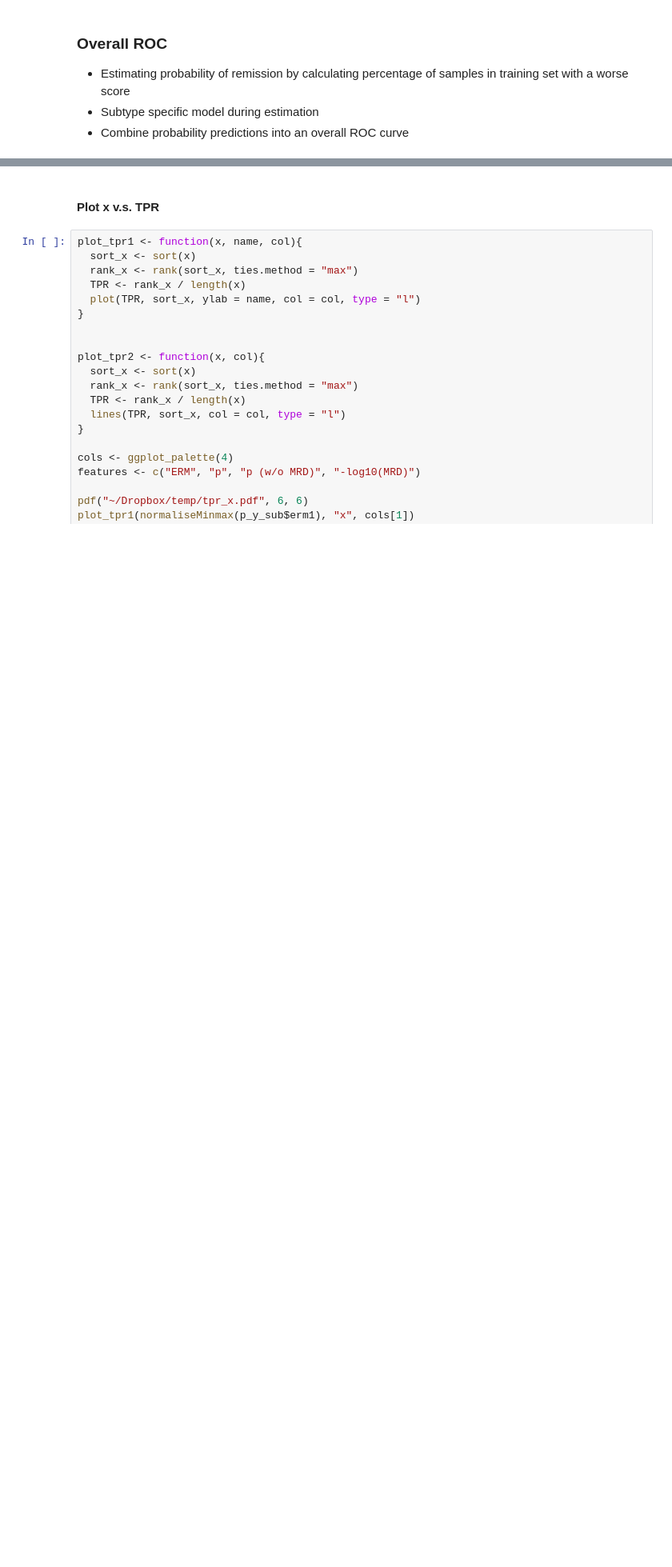
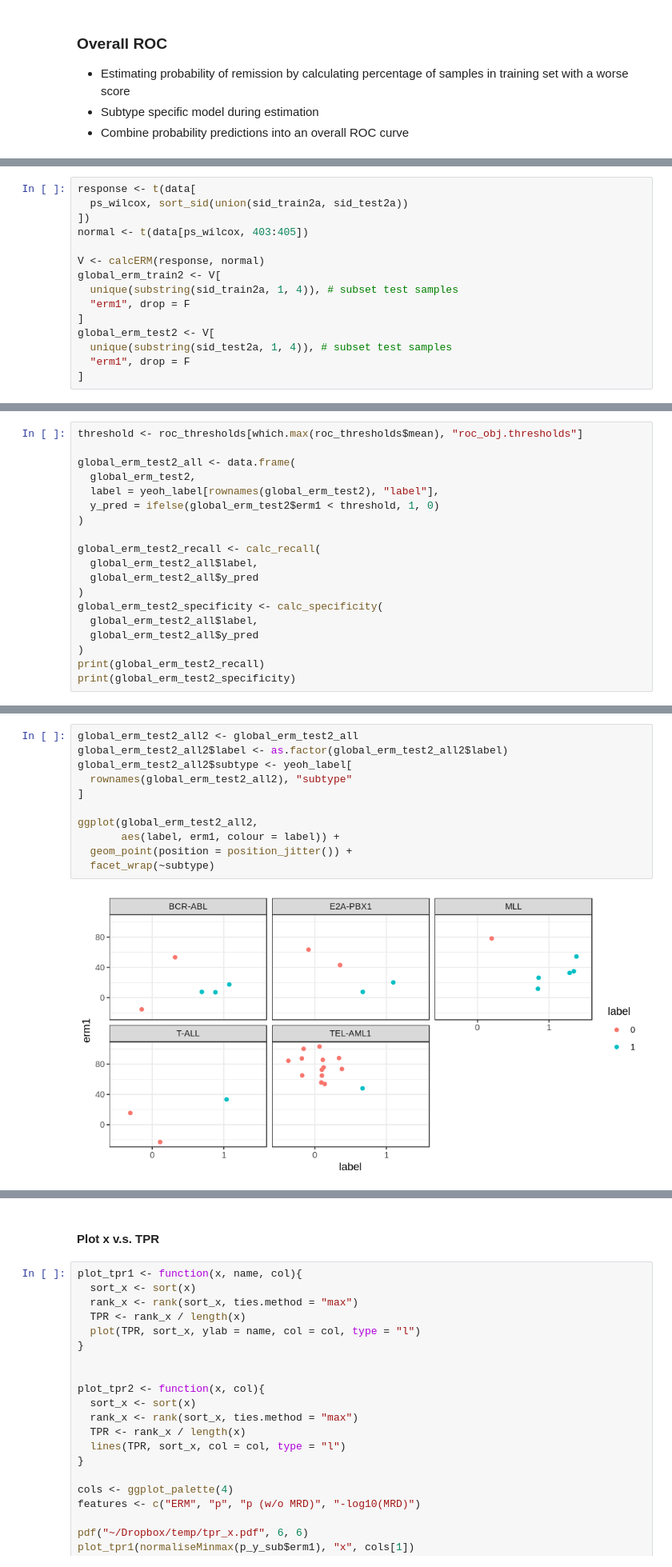
Before and after one commit to dblux/relapse_prediction, a Jupyter notebook: sandbox-model1_proportion.ipynb, the cells around one changed output, grey strips where cells are left out. Shown at 80% size. Cells and saved outputs as stored; diff of their text form; blank space fills up the shorter version.

```diff
--- a/sandbox-model1_proportion.ipynb
+++ b/sandbox-model1_proportion.ipynb
@@ -1299,0 +1606,15 @@ P189   9.2802792 0.015151515 0.02020202 0.5883803     1
+# %%
+response <- t(data[
+  ps_wilcox, sort_sid(union(sid_train2a, sid_test2a))
+])
+normal <- t(data[ps_wilcox, 403:405])
+
+V <- calcERM(response, normal)
+global_erm_train2 <- V[
+  unique(substring(sid_train2a, 1, 4)), # subset test samples
+  "erm1", drop = F
+]
+global_erm_test2 <- V[
+  unique(substring(sid_test2a, 1, 4)), # subset test samples
+  "erm1", drop = F
+]
@@ -1299,0 +1946,19 @@ P189   9.2802792 0.015151515 0.02020202 0.5883803     1
+# %%
+threshold <- roc_thresholds[which.max(roc_thresholds$mean), "roc_obj.thresholds"]
+
+global_erm_test2_all <- data.frame(
+  global_erm_test2,
+  label = yeoh_label[rownames(global_erm_test2), "label"],
+  y_pred = ifelse(global_erm_test2$erm1 < threshold, 1, 0)
+)
+
+global_erm_test2_recall <- calc_recall(
+  global_erm_test2_all$label,
+  global_erm_test2_all$y_pred
+)
+global_erm_test2_specificity <- calc_specificity(
+  global_erm_test2_all$label,
+  global_erm_test2_all$y_pred
+)
+print(global_erm_test2_recall)
+print(global_erm_test2_specificity)
@@ -1299,0 +1968,13 @@ P189   9.2802792 0.015151515 0.02020202 0.5883803     1
+# %%
+global_erm_test2_all2 <- global_erm_test2_all
+global_erm_test2_all2$label <- as.factor(global_erm_test2_all2$label)
+global_erm_test2_all2$subtype <- yeoh_label[
+  rownames(global_erm_test2_all2), "subtype"
+]
+
+ggplot(global_erm_test2_all2,
+       aes(label, erm1, colour = label)) +
+  geom_point(position = position_jitter()) +
+  facet_wrap(~subtype)
+# %% [output]
+[figure, added]
```
Also changed, not shown: parts of 91 cells of this notebook, 4 other files.
